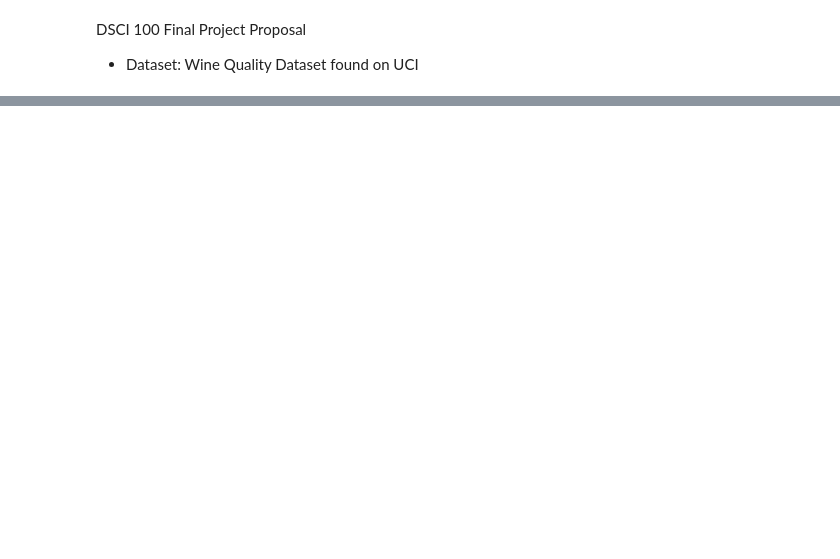
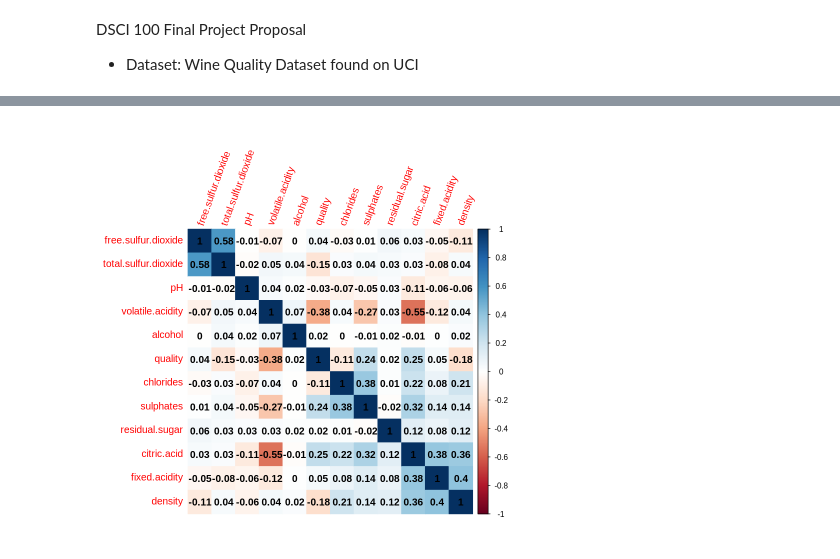
Before and after one commit to Hg422/DSCI100_GroupProject_2022, a Jupyter notebook: Project Proposal Final.ipynb, the cells around one changed output, grey strips where cells are left out. Saved outputs shown, nothing was run; the diff lists cells and outputs as text; code cells hidden in the pictures; blank space fills up the shorter version.

```diff
--- a/Project Proposal Final.ipynb
+++ b/Project Proposal Final.ipynb
@@ -151,0 +159,18 @@ A tibble: 9796 × 13
+# %%
+#splitting red wine data into training and testing sets
+wine_split_red <- initial_split(winequalityRed, prop = 0.75, strata = type)
+wine_train_red <- training(wine_split_red)
+wine_test_red <- testing(wine_split_red)
+# %%
+colnames(wine_train_red) <- make.names(colnames(wine_train_red), unique = TRUE)
+winequalityRed2 <- wine_train_red |>
+               mutate_at(c('volatile.acidity', 'citric.acid','chlorides', 'density', 'sulphates','quality', 'residual.sugar'), as.numeric) |>
+               select(-type)|>
+               filter(!is.na(total.sulfur.dioxide))
+winequalityRed3 <-cor(winequalityRed2)
+# %%
+#finding correlation of only red wine
+corrplot(winequalityRed3, method = 'color', order = 'hclust', addCoef.col = 1,
+       tl.cex = 1, number.cex = 1, tl.srt= 70)
+# %% [output]
+[figure, added]
```
Also changed, not shown: parts of 18 cells of this notebook.
